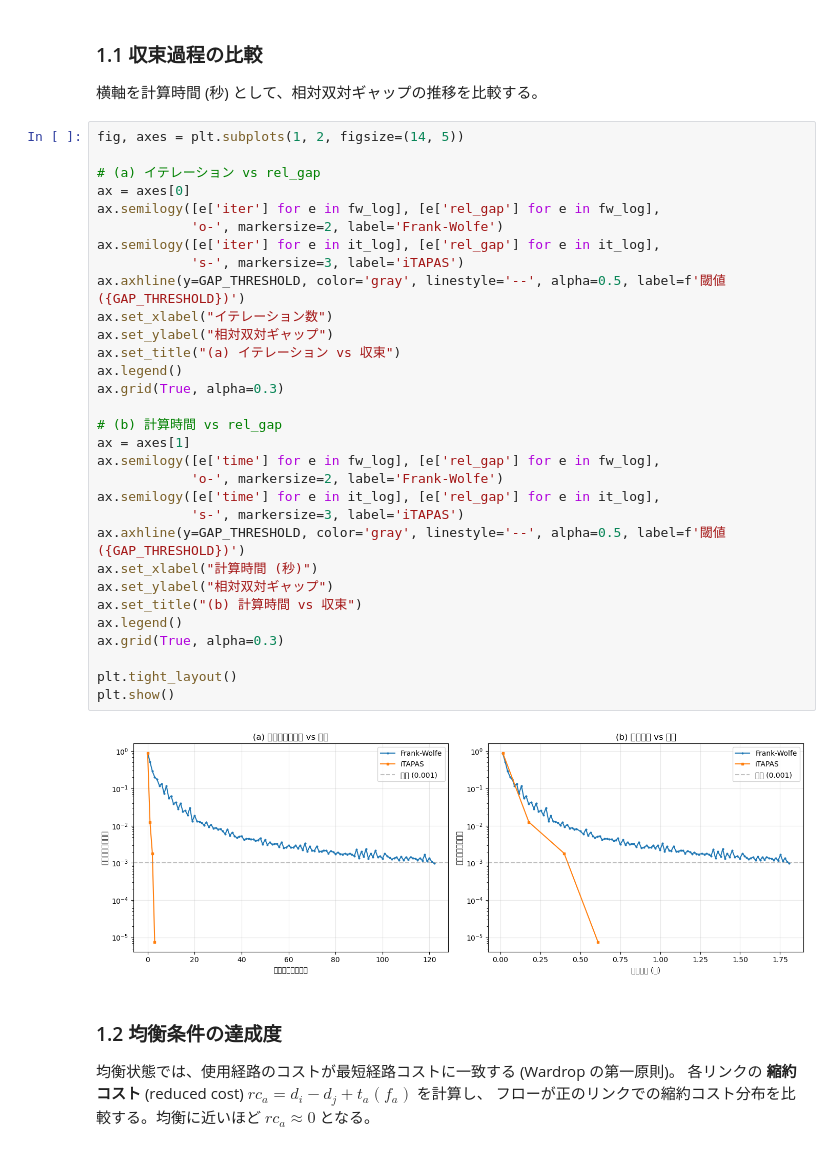
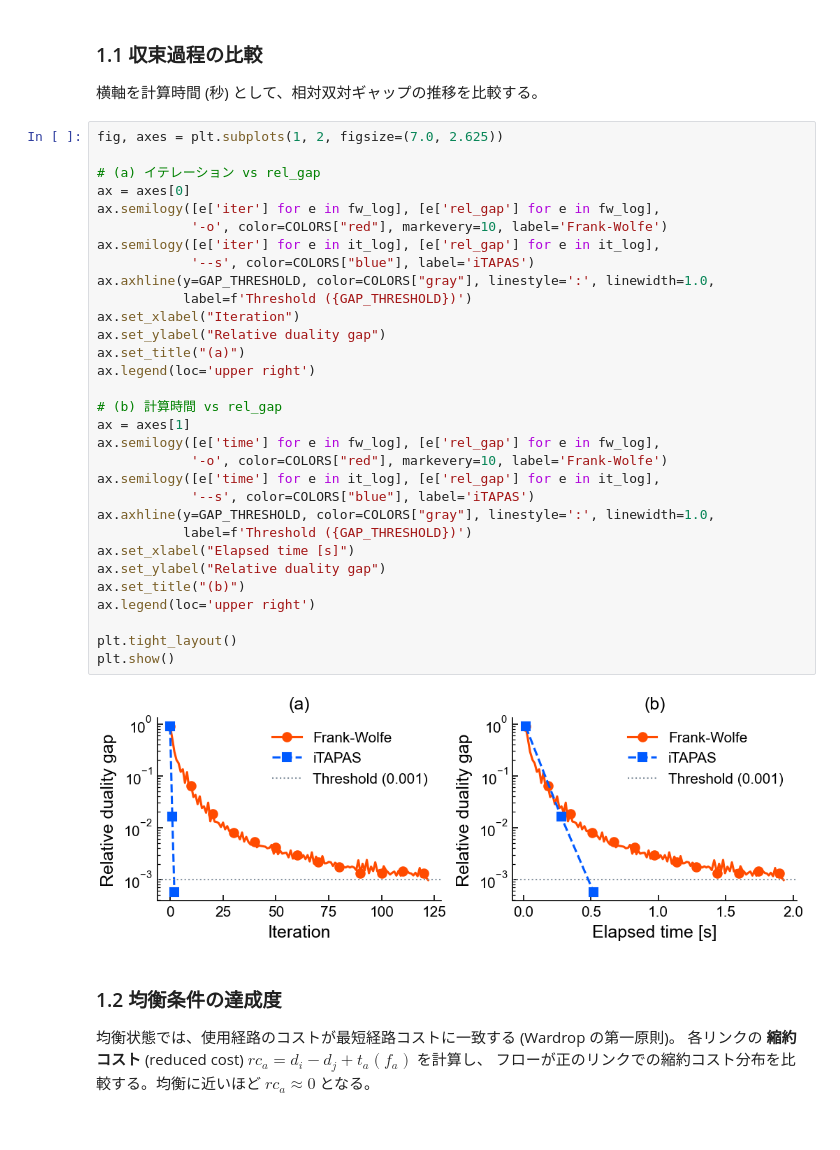
Before and after one commit to takala4/takala-bako, a Jupyter notebook: itapas/comparison.ipynb, the cells around one changed output. Cells and saved outputs as stored; diff of their text form.

```diff
--- a/itapas/comparison.ipynb
+++ b/itapas/comparison.ipynb
@@ -66,38 +117,38 @@ print(f"  最終 rel_gap:     {it_log[-1]['rel_gap']:.6e}")
 
 横軸を計算時間 (秒) として、相対双対ギャップの推移を比較する。
 # %%
-fig, axes = plt.subplots(1, 2, figsize=(14, 5))
+fig, axes = plt.subplots(1, 2, figsize=(7.0, 2.625))
 
 # (a) イテレーション vs rel_gap
 ax = axes[0]
 ax.semilogy([e['iter'] for e in fw_log], [e['rel_gap'] for e in fw_log],
-            'o-', markersize=2, label='Frank-Wolfe')
+            '-o', color=COLORS["red"], markevery=10, label='Frank-Wolfe')
 ax.semilogy([e['iter'] for e in it_log], [e['rel_gap'] for e in it_log],
-            's-', markersize=3, label='iTAPAS')
-ax.axhline(y=GAP_THRESHOLD, color='gray', linestyle='--', alpha=0.5, label=f'閾値 ({GAP_THRESHOLD})')
-ax.set_xlabel("イテレーション数")
-ax.set_ylabel("相対双対ギャップ")
-ax.set_title("(a) イテレーション vs 収束")
-ax.legend()
-ax.grid(True, alpha=0.3)
+            '--s', color=COLORS["blue"], label='iTAPAS')
+ax.axhline(y=GAP_THRESHOLD, color=COLORS["gray"], linestyle=':', linewidth=1.0,
+           label=f'Threshold ({GAP_THRESHOLD})')
+ax.set_xlabel("Iteration")
+ax.set_ylabel("Relative duality gap")
+ax.set_title("(a)")
+ax.legend(loc='upper right')
 
 # (b) 計算時間 vs rel_gap
 ax = axes[1]
 ax.semilogy([e['time'] for e in fw_log], [e['rel_gap'] for e in fw_log],
-            'o-', markersize=2, label='Frank-Wolfe')
+            '-o', color=COLORS["red"], markevery=10, label='Frank-Wolfe')
 ax.semilogy([e['time'] for e in it_log], [e['rel_gap'] for e in it_log],
-            's-', markersize=3, label='iTAPAS')
-ax.axhline(y=GAP_THRESHOLD, color='gray', linestyle='--', alpha=0.5, label=f'閾値 ({GAP_THRESHOLD})')
-ax.set_xlabel("計算時間 (秒)")
-ax.set_ylabel("相対双対ギャップ")
-ax.set_title("(b) 計算時間 vs 収束")
-ax.legend()
-ax.grid(True, alpha=0.3)
+            '--s', color=COLORS["blue"], label='iTAPAS')
+ax.axhline(y=GAP_THRESHOLD, color=COLORS["gray"], linestyle=':', linewidth=1.0,
+           label=f'Threshold ({GAP_THRESHOLD})')
+ax.set_xlabel("Elapsed time [s]")
+ax.set_ylabel("Relative duality gap")
+ax.set_title("(b)")
+ax.legend(loc='upper right')
 
 plt.tight_layout()
 plt.show()
 # %% [output]
-[figure, old version]
+[figure, new version]
 # %% [markdown]
 ### 1.2 均衡条件の達成度
 
```
Also changed, not shown: parts of 8 cells of this notebook.
